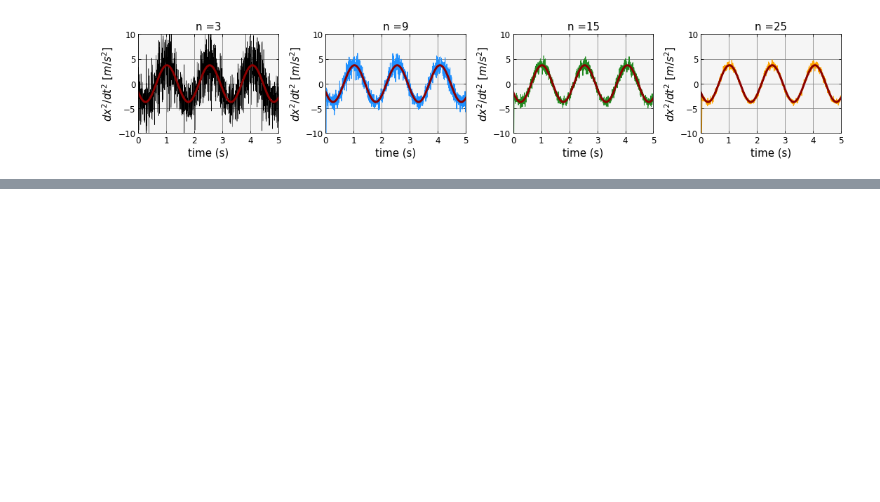
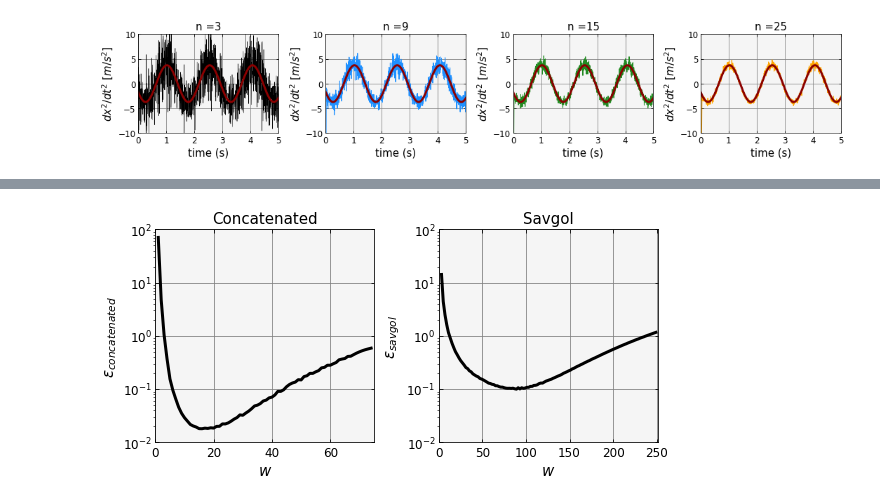
Before and after one commit to JBusink/Ndiff, a Jupyter notebook: code/Notebook.ipynb, the cells around one changed output, grey strips where cells are left out. Cells and saved outputs as stored; diff of their text form; code cells hidden in the pictures; blank space fills up the shorter version.

Commit message:
Add epsilon
I included a box that compares the differences between both methods, the output is the mean square difference (MSD).

```diff
--- a/code/Notebook.ipynb
+++ b/code/Notebook.ipynb
@@ -12,9 +10,13 @@ np.set_printoptions(precision=4,threshold =9,suppress=True)  #Compact display.
 import numpy as np
 import matplotlib.pyplot as plt
 import pandas as pd
-
+import os
 from scipy.optimize import curve_fit
 from scipy.fft import fft, rfft,rfftfreq
+np.set_printoptions(precision=4,threshold =9,suppress=True)  #Compact display.
+
+cwd = os.getcwd()
+cwd= os.path.split(os.getcwd())[0]
 # %% [markdown]
 ## Read data
 In this section we read in the raw data, furthermore, I do some small filtering in the data.
@@ -28,16 +30,16 @@ In this section we read in the raw data, furthermore, I do some small filtering
 * Line 8-10: make a subselection of the data. Handling large datafiles can be very slow and annoying.
 <br>
 # %%
-df=pd.read_csv('2022-06-16 - 14.51.mqa', sep='\t',header=0)
-
+df=pd.read_csv(cwd+'/data/Slingerdata_1.mqa', sep='\t',header=0)
 Time = df['Time'].str.replace(',', '.').astype(float).to_list()
 Xpos = df['Point #1.X'].str.replace(',', '.').astype(float).to_list()
 Ypos = df['Point #1.Y'].str.replace(',', '.').astype(float).to_list()
 Xpos = [x for x in Xpos if str(x) != 'nan']
 Ypos = [x for x in Ypos if str(x) != 'nan']
 t=np.asarray(Time[:15000])
-x = np.asarray(Xpos[0:15000])/1000 #the 1/1000 is the scale factor (from pixel-scale to m)
-y = np.asarray(Ypos[0:15000])/1000 #
+scaling = 1/1000 #scaling factor from pixel to [m]
+x = np.asarray(Xpos[0:15000])*scaling
+y = np.asarray(Ypos[0:15000])*scaling
 # %% [markdown]
 ## Plot data and apply fit to data
 <p> In this section we plot the data. Furthermore, I define a model that should describe the data. The model is based on the small angle approximation $\theta<<1$ rad, in which the equation of motion of a simple pendulum is given by: </p>
@@ -239,0 +248,34 @@ plt.tight_layout()
+# %%
+epsilon_concatenated,epsilon_savgol  = [],[]
+for i in range(3,251,2):
+    epsilon = 1/len(savgol_filter(der2,i,1))*np.sum((savgol_filter(der2,i,1) + popt[2]**2*popt[1]*np.sin(popt[2]*t+popt[3]))**2)
+    epsilon_savgol.append(epsilon)
+for j in range(1,75,1):
+    x2,t2 = x[::j],t[::j]
+    der_slice1 = np.gradient(x2,t2)
+    der_slice2 = np.gradient(der_slice1,t2)
+    epsilon_conc = 1/len(der_slice2)*np.sum((der_slice2+ popt[2]**2*popt[1]*np.sin(popt[2]*t2+popt[3]))**2)
+    epsilon_concatenated.append(epsilon_conc)
+
+fig,axes = plt.subplots(1,2,figsize=(8,4))
+axes[0].set_title("Concatenated",fontsize=15)
+axes[1].set_title("Savgol",fontsize=15)
+
+axes[0].plot(np.arange(1,75,1),epsilon_concatenated, color ='black', lw=3)
+axes[1].plot(np.arange(3,251,2),epsilon_savgol,color ='black',lw=3)
+
+axes[0].set_xlim(0,75)
+axes[1].set_xlim(0,251)
+axes[0].set_ylabel(r'$\epsilon_{concatenated}$',fontsize=15)
+axes[1].set_ylabel(r'$\epsilon_{savgol}$',fontsize=15)
+for i in range(2):
+    axes[i].set_xlabel('$w$',fontsize=15)
+    axes[i].tick_params(direction="in",labelsize=12,bottom = True,top = True,left= True,right=True) #inward direction of tick-lines
+    axes[i].set_facecolor('whitesmoke')
+    axes[i].grid(True,color='gray')
+    axes[i].set_ylim(0.01,100)
+    axes[i].set_yscale('log')
+plt.tight_layout()
+plt.show()
+# %% [output]
+[figure, added]
```
Also changed, not shown: parts of 6 cells of this notebook.
